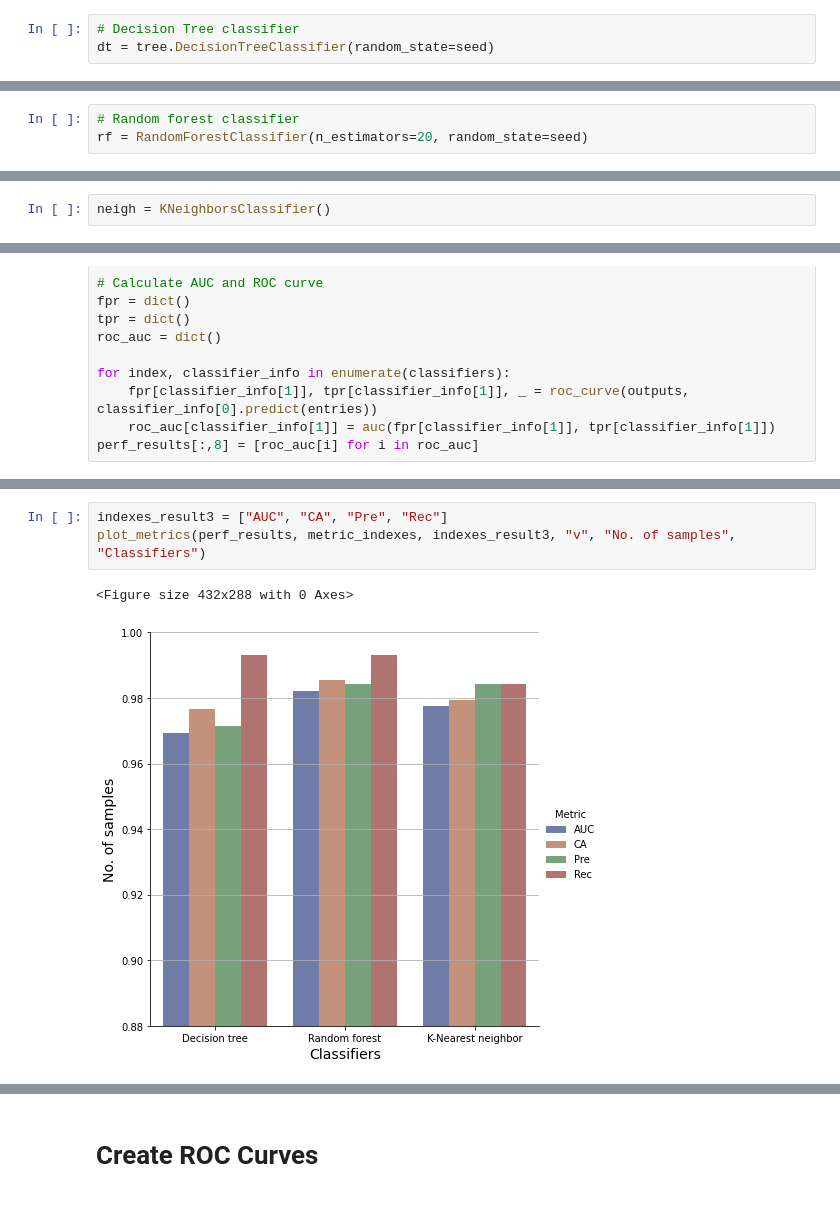
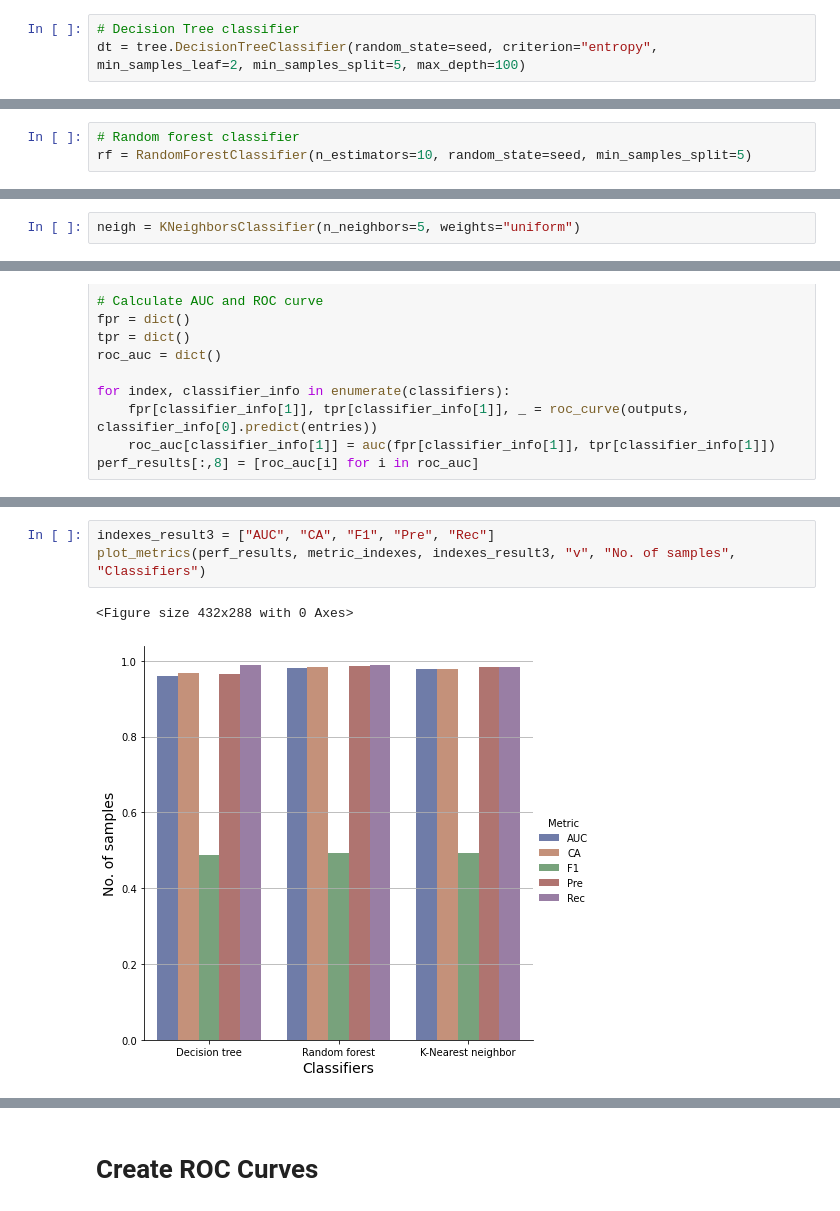
Before and after one commit to cleversonahum/breast_cancer_diagnosis, a Jupyter notebook: notebook/dt_classifier_breast_cancer.ipynb, the cells around one changed output, grey strips where cells are left out. Drawn from its saved outputs; the diff is of its cells as text.

Commit message:
Adjusting classifier parameters
Adjusting classifier parameters in accordance to the paper.

```diff
--- a/notebook/dt_classifier_breast_cancer.ipynb
+++ b/notebook/dt_classifier_breast_cancer.ipynb
@@ -188,16 +188,16 @@ kf = KFold(n_splits=10, shuffle=True, random_state=seed)
 # Decision Tree Classifier
 # %%
 # Decision Tree classifier
-dt = tree.DecisionTreeClassifier(random_state=seed)
+dt = tree.DecisionTreeClassifier(random_state=seed, criterion="entropy", min_samples_leaf=2, min_samples_split=5, max_depth=100)
 # %% [markdown]
 # Random Forest Classifier
 # %%
 # Random forest classifier
-rf = RandomForestClassifier(n_estimators=20, random_state=seed)
+rf = RandomForestClassifier(n_estimators=10, random_state=seed, min_samples_split=5)
 # %% [markdown]
 # K-Nearest neighbor classifier
 # %%
-neigh = KNeighborsClassifier()
+neigh = KNeighborsClassifier(n_neighbors=5, weights="uniform")
 # %% [markdown]
 # Organizing classifiers
 # %%
@@ -352,9 +351,9 @@ df_perf_results[indexes_result2].T
 # %%
-indexes_result3 = ["AUC", "CA", "Pre", "Rec"]
+indexes_result3 = ["AUC", "CA", "F1", "Pre", "Rec"]
 plot_metrics(perf_results, metric_indexes, indexes_result3, "v", "No. of samples", "Classifiers")
 # %% [output]
 <Figure size 432x288 with 0 Axes>
-[figure, old version]
+[figure, new version]
 # %%
 df_perf_results = pd.DataFrame(perf_results, columns=metric_indexes, index=[label for _, label in classifiers])
 df_perf_results[indexes_result3].T
```
Also changed, not shown: parts of 8 cells of this notebook.
